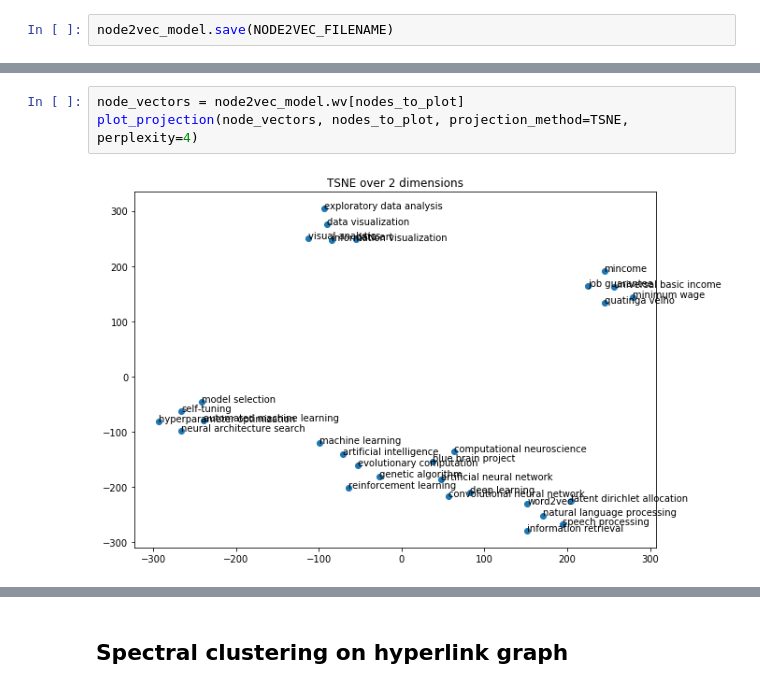
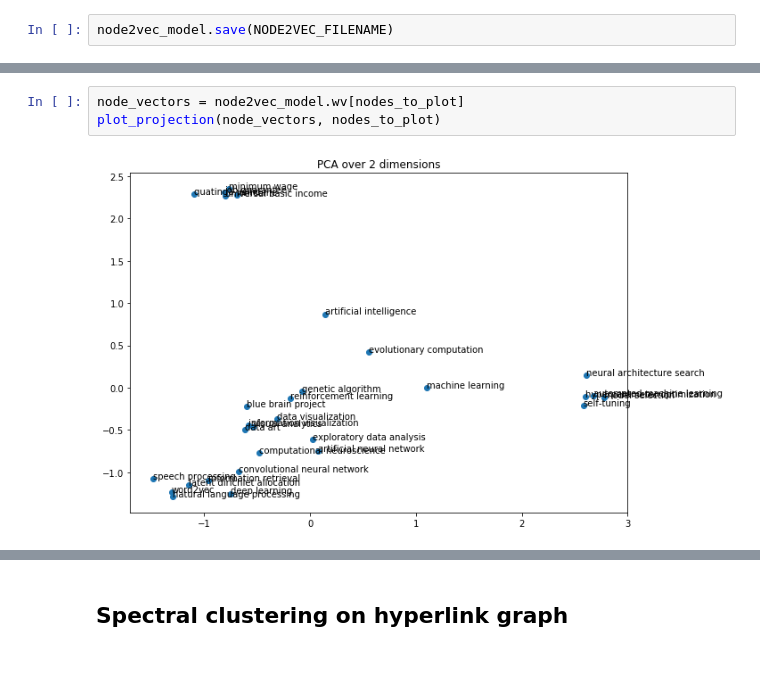
Before and after one commit to FredBaos/Ntds_project_team02, a Jupyter notebook: vince_la_menace_pepito.ipynb, the cells around one changed output, grey strips where cells are left out. Saved outputs shown, nothing was run; the diff lists cells and outputs as text; blank space fills up the shorter version.

Commit message:
new queries+pca+tsne tuned

```diff
--- a/vince_la_menace_pepito.ipynb
+++ b/vince_la_menace_pepito.ipynb
@@ -288,5 +287,5 @@ query_answers_node2vec(query_3, node2vec_model, df_node, 10, return_idx=False)
 # %%
 node_vectors = node2vec_model.wv[nodes_to_plot]
-plot_projection(node_vectors, nodes_to_plot, projection_method=TSNE, perplexity=4)
+plot_projection(node_vectors, nodes_to_plot)
 # %% [output]
-[figure, old version]
+[figure, new version]
```
Also changed, not shown: parts of 9 cells of this notebook, 4 other files.
